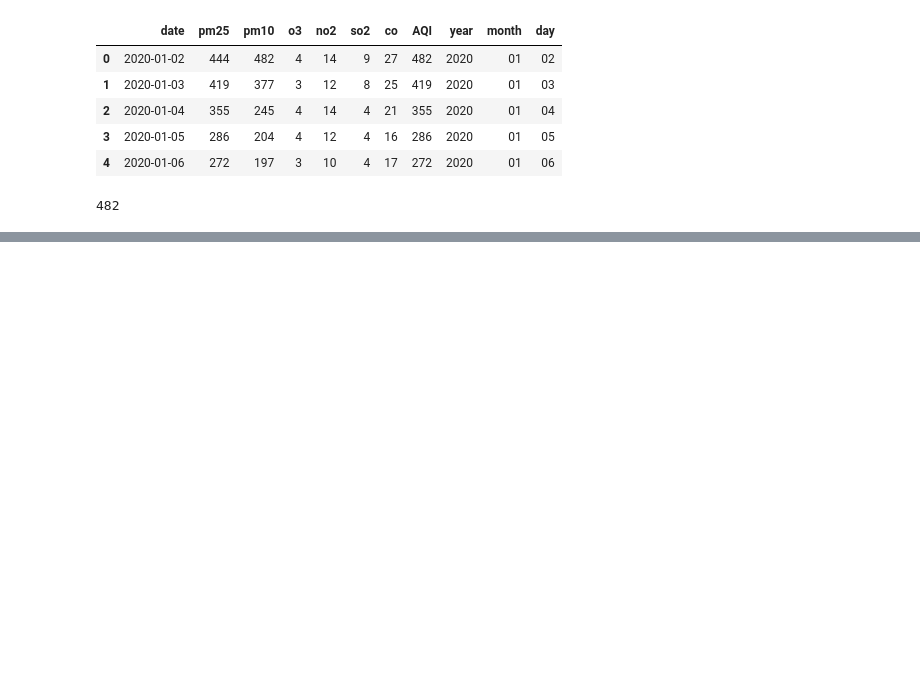
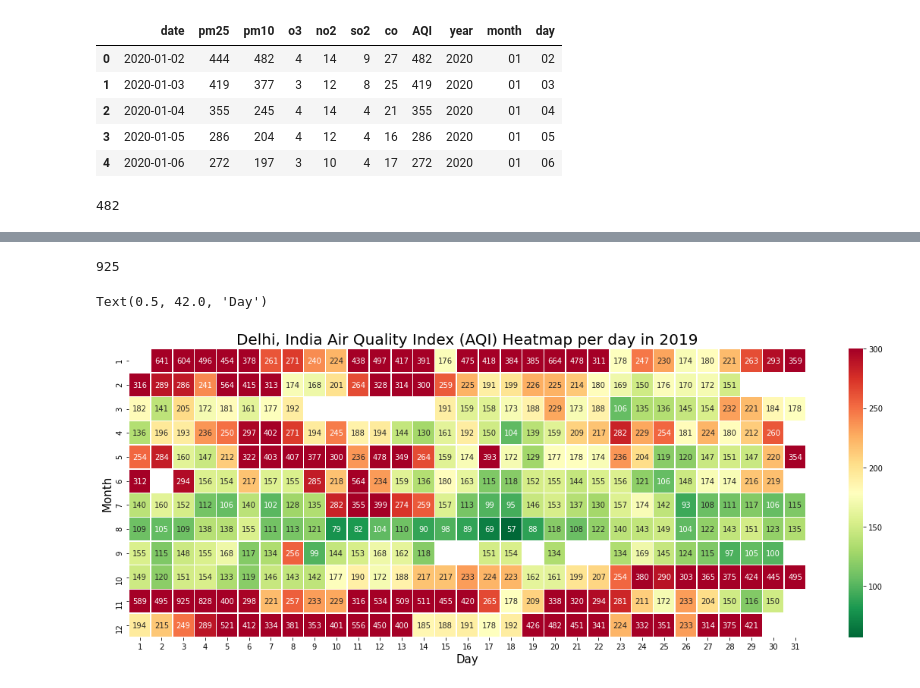
Before and after one commit to HaydenRubin/COVID-19-air-quality-2020, a Jupyter notebook: CalendarHeatmaps/delhiAQ.ipynb, the cells around one changed output, grey strips where cells are left out. Cells and saved outputs as stored; diff of their text form; code cells hidden in the pictures; blank space fills up the shorter version.

```diff
--- a/CalendarHeatmaps/delhiAQ.ipynb
+++ b/CalendarHeatmaps/delhiAQ.ipynb
@@ -96,0 +136,3 @@ sns.heatmap(delhi2020aq, annot=False, fmt="d", linewidths=.5, ax=ax, vmax=300, c
+# %%
+delhi_2019 = delhi_2019.sort_values('date')
+delhi_2019.head()
@@ -96,0 +146,3 @@ sns.heatmap(delhi2020aq, annot=False, fmt="d", linewidths=.5, ax=ax, vmax=300, c
+# %%
+delhi_2019[['year','month','day']] = delhi_2019['date'].str.split('-',expand=True)
+delhi_2019.head()
@@ -96,0 +156,20 @@ sns.heatmap(delhi2020aq, annot=False, fmt="d", linewidths=.5, ax=ax, vmax=300, c
+# %%
+delhi_2019['day'] = delhi_2019['day'].astype(str).astype('int64')
+delhi_2019['year'] = delhi_2019['year'].astype(str).astype('int64')
+delhi_2019['month'] = delhi_2019['month'].astype(str).astype(int)
+# %%
+delhi_2019['AQI'].max()
+# %% [output]
+925
+# %%
+delhi_2019aq = delhi_2019.pivot_table('AQI','month','day')
+# %%
+f1, ax = plt.subplots(figsize=(20, 7))
+sns.heatmap(delhi_2019aq, annot=True, fmt="g", linewidths=.5, ax=ax, vmax=300, cmap = "RdYlGn_r")
+plt.title("Delhi, India Air Quality Index (AQI) Heatmap per day in 2019", fontsize=20)
+plt.ylabel("Month", fontsize=15)
+plt.xlabel("Day", fontsize=15)
+#plt.savefig("2019_DelhiAQI_CalendarHeatmap.png")
+# %% [output]
+Text(0.5, 42.0, 'Day')
+[figure, added]
```
Also changed, not shown: parts of 18 cells of this notebook, 1 other file.
